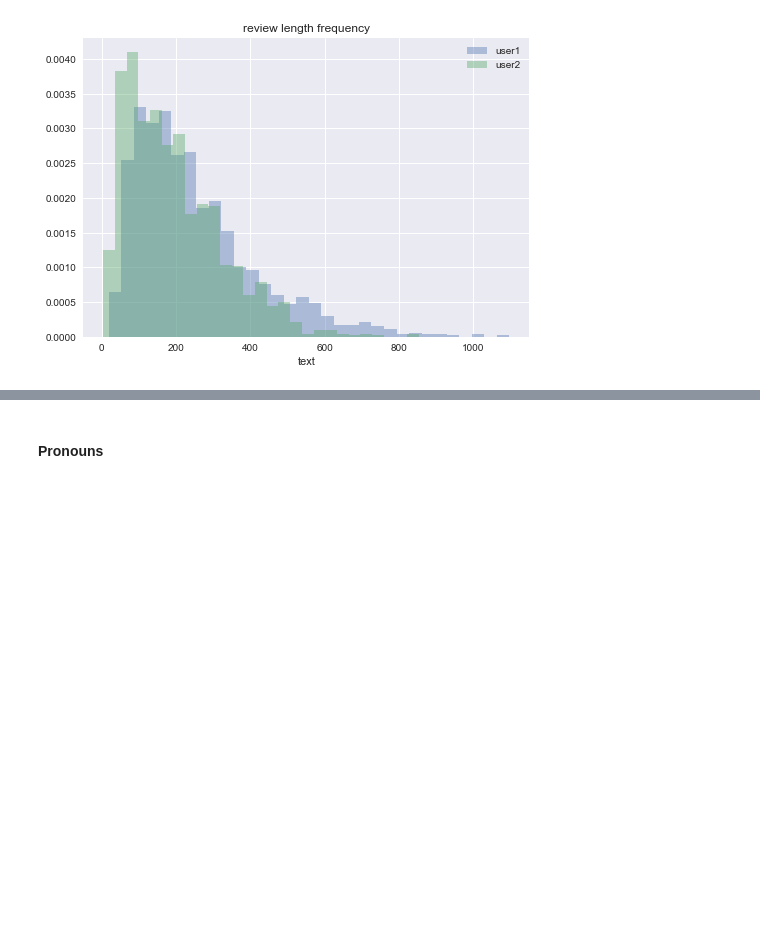
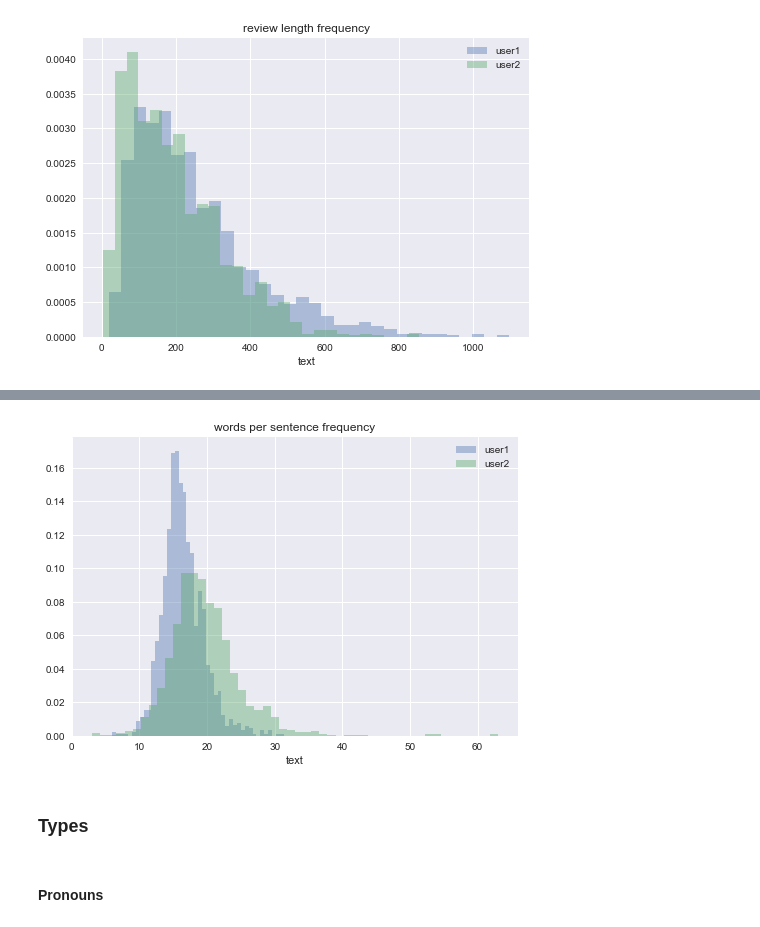
Before and after one commit to CornellDataScience/NLP_Research-FA17, a Jupyter notebook: kenta/week2.ipynb, the cells around one changed output, grey strips where cells are left out. Saved outputs shown, nothing was run; the diff lists cells and outputs as text; code cells hidden in the pictures; blank space fills up the shorter version.

```diff
--- a/kenta/week2.ipynb
+++ b/kenta/week2.ipynb
@@ -89,4 +98,4 @@ def sentence_length(s):
 # %%
-user1_len = user1['text'].apply(lambda x : sentence_length(x))
+user1_len = user1['text'].apply(lambda x : word_length(x))
 # %%
-user2_len = user2['text'].apply(lambda x : sentence_length(x))
+user2_len = user2['text'].apply(lambda x : word_length(x))
@@ -103,3 +124,13 @@ plt.show()
+# %%
+sns.distplot(user1_len/user1_len2, kde = False, norm_hist= True)
+sns.distplot(user2_len/user2_len2, kde = False, norm_hist= True)
+plt.title('words per sentence frequency')
+plt.legend(['user1', 'user2'])
+plt.show()
+# %% [output]
+[figure, added]
+# %% [markdown]
+### Types
 # %%
 def extract_word_type(s):
     tagged = nltk.pos_tag(nltk.word_tokenize(s))
```
Also changed, not shown: parts of 30 cells of this notebook.
